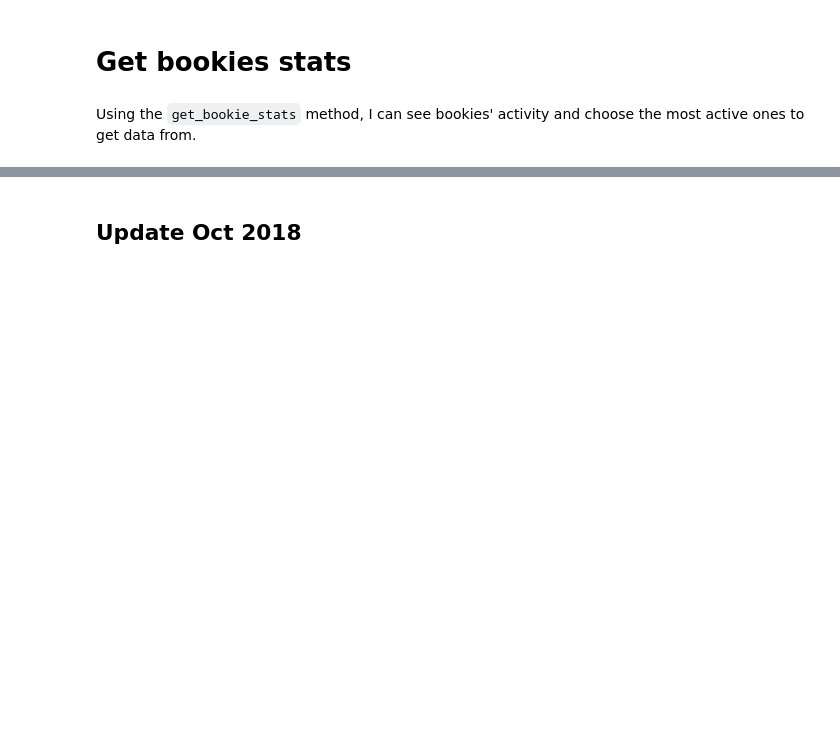
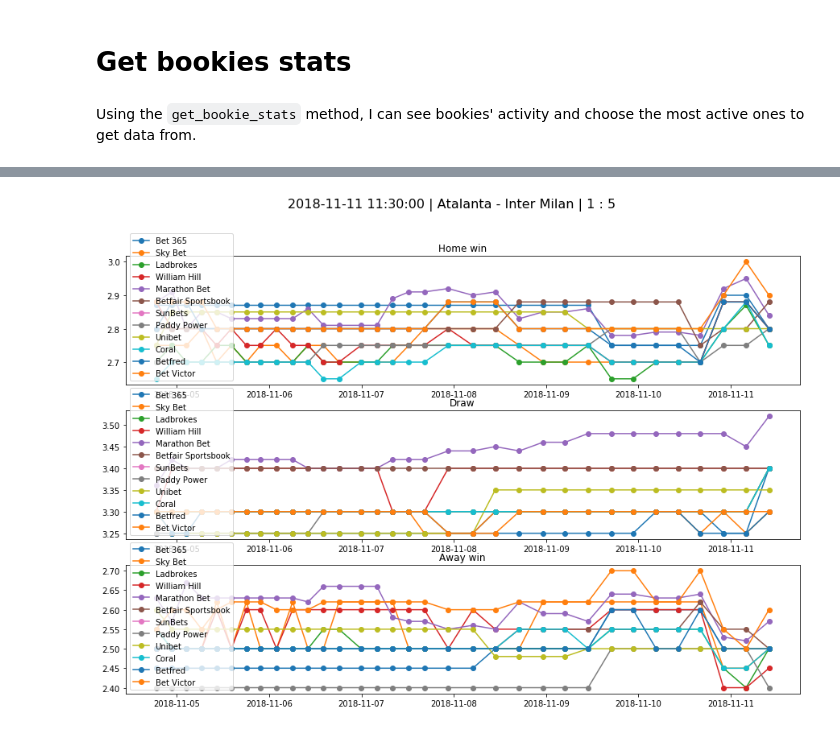
Before and after one commit to Misko07/learnbet, a Jupyter notebook: match_data_analysis.ipynb, the cells around one changed output, grey strips where cells are left out. Saved outputs shown, nothing was run; the diff lists cells and outputs as text; code cells hidden in the pictures; blank space fills up the shorter version.

Commit message:
Creating plotting and reports for the web service

```diff
--- a/match_data_analysis.ipynb
+++ b/match_data_analysis.ipynb
@@ -279,2 +242,4 @@ Last odds collected at: 2018-11-11 06:00:07.384000
-# %% [markdown]
-## Update Oct 2018
+# %%
+plot_odds_winner("Atalanta", "Inter Milan")
+# %% [output]
+[figure, added]
```
Also changed, not shown: parts of 12 cells of this notebook, 3 other files.
